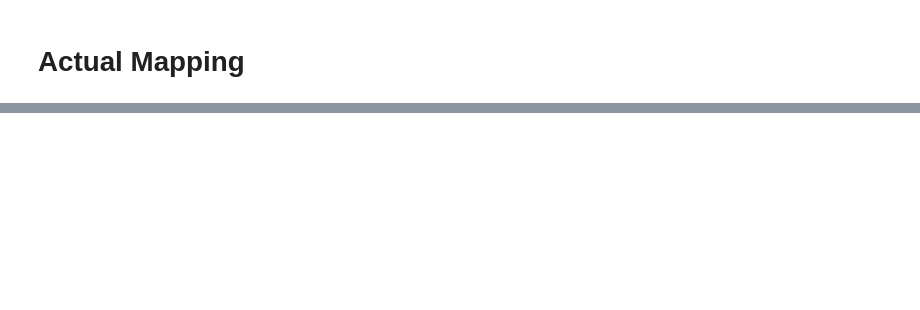
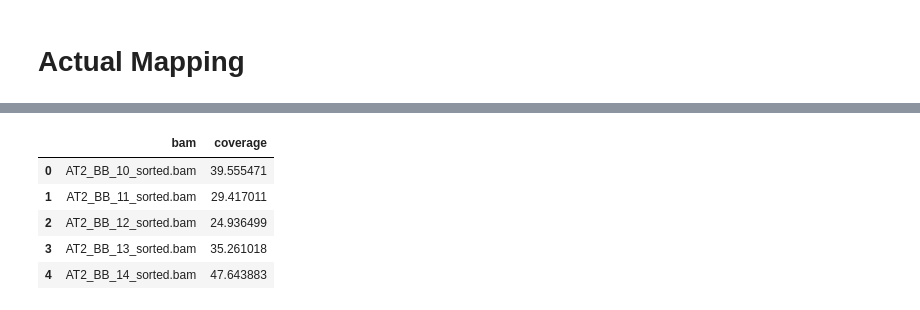
Before and after one commit to trevorfaske/ARTR_mixedploidy, a Jupyter notebook: 3mapping_sagebrush.ipynb, the cells around one changed output, grey strips where cells are left out. Drawn from its saved outputs; the diff is of its cells as text; code cells hidden in the pictures; blank space fills up the shorter version.

```diff
--- a/3mapping_sagebrush.ipynb
+++ b/3mapping_sagebrush.ipynb
@@ -126,0 +181,8 @@ pwd
+# %%
+shbwa_files = []
+os.chdir('{}/{}'.format(root, 'SNPcall/shbwa'))
+files = !find . -name '*.sh'
+files = [os.path.abspath(x) for x in files]
+for x in files:
+        shbwa_files.append(x)
+shbwa_files = sorted(shbwa_files)
@@ -222,0 +214,2 @@ len(sorted_bams), len(fqs), len(sams)
+# %%
+samtools = "samtools"
@@ -222,0 +220,10 @@ len(sorted_bams), len(fqs), len(sams)
+# %%
+bam_files = []
+files = !find . -type f -name '*sorted.bam'
+files = [os.path.abspath(x) for x in files if 'bam' in x]
+for x in files:
+    bam_files.append(x)
+bam_files = sorted(bam_files)
+
+len(bam_files), len(fastq_files)
+#missing 3 bam files from lane1
@@ -222,0 +237,18 @@ len(sorted_bams), len(fqs), len(sams)
+# %%
+bam_names = []
+cov_list = []
+for i in range(0,len(bam_files)):
+    bam = bam_files[i]
+    print(bam)
+    b = bam.split('/')[9] #set this
+    #print (b)
+    !$samtools depth -a $b > $'cov.txt'
+    cov = pd.read_csv('cov.txt', sep="\t",header=None)
+    coverage = sum(cov.iloc[:,2])/len(cov.index)
+    name = b.split('.F')[0]
+    #print(name)
+    bam_names.append(name)
+    cov_list.append(coverage)
+    print(coverage,name)
+cov_df = pd.DataFrame(bam=bam_names,coverage=cov_list)
+cov_df.head()
@@ -222,0 +274,12 @@ len(sorted_bams), len(fqs), len(sams)
+# %%
+cov_dict = {"bam":bam_names,'coverage':cov_list}
+cov_df = pd.DataFrame(cov_dict)
+cov_df.head()
+#len(cov_df)
+# %% [output]
+|  | bam | coverage |
+| 0 | AT2_BB_10_sorted.bam | 39.555471 |
+| 1 | AT2_BB_11_sorted.bam | 29.417011 |
+| 2 | AT2_BB_12_sorted.bam | 24.936499 |
+| 3 | AT2_BB_13_sorted.bam | 35.261018 |
+| 4 | AT2_BB_14_sorted.bam | 47.643883 |
```
Also changed, not shown: parts of 67 cells of this notebook, 1 other file.
